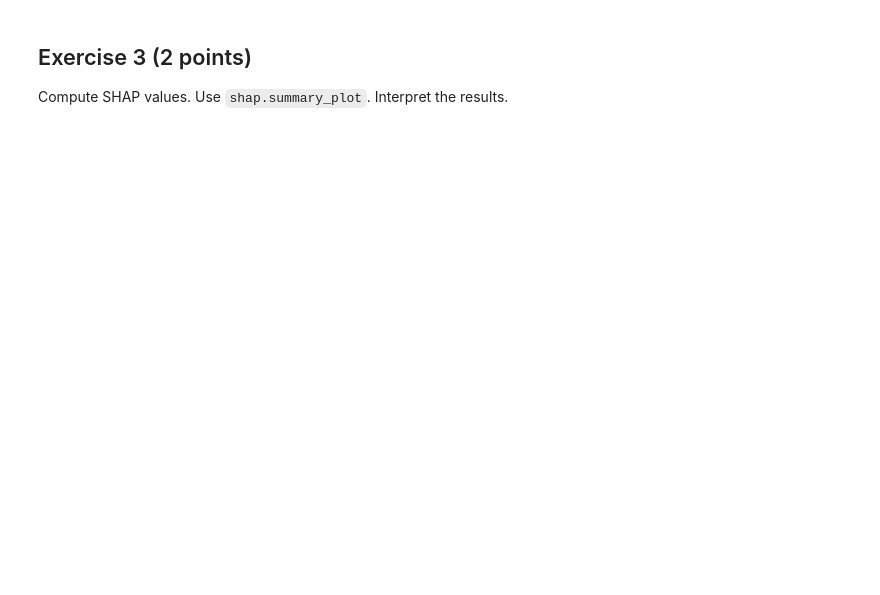
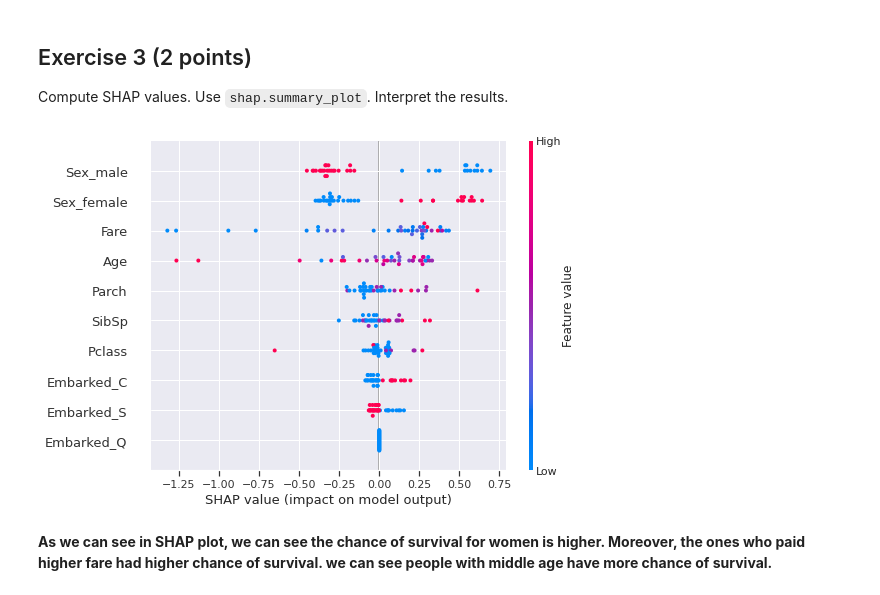
Before and after one commit to mohammadsanaee/ML_in_application, a Jupyter notebook: 13_models_understanding.ipynb, the cells around one changed output. Drawn from its saved outputs; the diff is of its cells as text; code cells hidden in the pictures; blank space fills up the shorter version.

```diff
--- a/13_models_understanding.ipynb
+++ b/13_models_understanding.ipynb
@@ -422,0 +567,12 @@ Compute SHAP values. Use `shap.summary_plot`. Interpret the results.
+# %%
+# YOUR CODE HERE
+import shap
+explainer = shap.TreeExplainer(clf)
+shap_values = explainer.shap_values(X_test, y_test)
+# %%
+shap.summary_plot(shap_values, X_test)
+# %% [output]
+[figure, added]
+# %% [markdown]
+**As we can see in SHAP plot, we can see the chance of survival for women is higher. Moreover, the ones who paid higher fare had higher chance of survival.
+we can see people with middle age have more chance of survival.**
```
Also changed, not shown: parts of 27 cells of this notebook.
